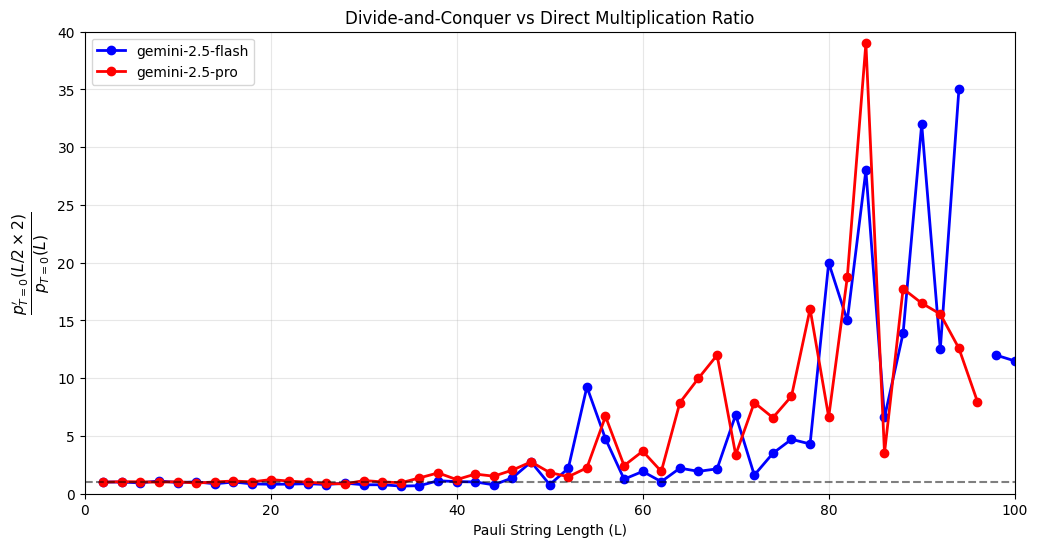
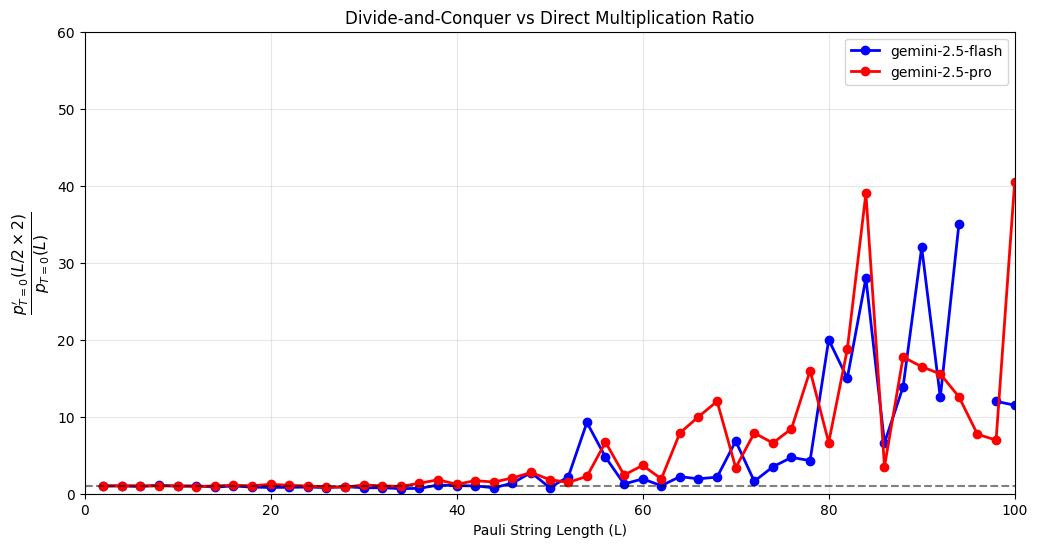
Unified diff of the notebook cell whose output changed from the first chart to the second:
--- before
+++ after
@@ -36,4 +36,4 @@
 plt.axhline(y=1, color='black', linestyle='--', alpha=0.5, label='Equal Performance')
 plt.xlim(0, 100)
-plt.ylim(0, 40)
+plt.ylim(0, 60)
 plt.show()

Commit: update